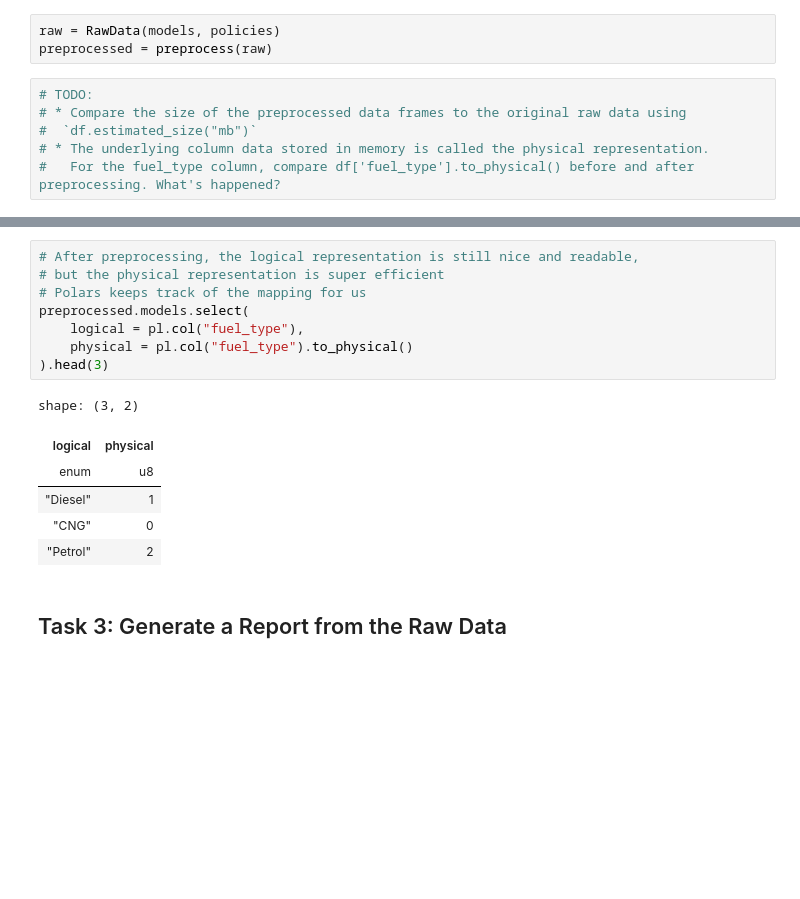
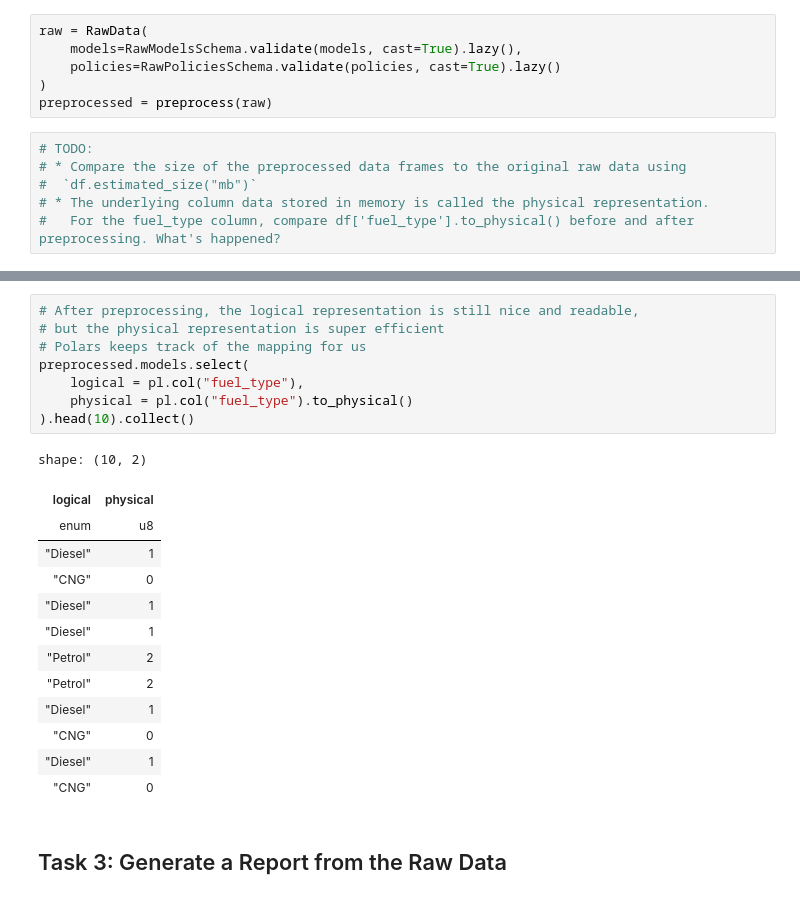
Before and after one commit to Quantco/tutorial-pycon26-polars-dataframely, a Jupyter notebook: tutorial.ipynb, the cells around one changed output, grey strips where cells are left out. Saved outputs shown, nothing was run; the diff lists cells and outputs as text; blank space fills up the shorter version.

Commit message:
solution-dataframely

```diff
--- a/tutorial.ipynb
+++ b/tutorial.ipynb
@@ -129,5 +130,8 @@ from pipeline.preprocess import preprocess
 # %%
-raw = RawData(models, policies)
+raw = RawData(
+    models=RawModelsSchema.validate(models, cast=True).lazy(),
+    policies=RawPoliciesSchema.validate(policies, cast=True).lazy()
+)
 preprocessed = preprocess(raw)
 # %%
 # TODO:
@@ -169,18 +173,25 @@ shape: (3, 2)
 # %%
 # After preprocessing, the logical representation is still nice and readable,
 # but the physical representation is super efficient
 # Polars keeps track of the mapping for us
 preprocessed.models.select(
     logical = pl.col("fuel_type"),
     physical = pl.col("fuel_type").to_physical()
-).head(3)
+).head(10).collect()
 # %% [output]
-shape: (3, 2)
+shape: (10, 2)
 | logical | physical |
 | enum | u8 |
 | "Diesel" | 1 |
 | "CNG" | 0 |
+| "Diesel" | 1 |
+| "Diesel" | 1 |
 | "Petrol" | 2 |
+| "Petrol" | 2 |
+| "Diesel" | 1 |
+| "CNG" | 0 |
+| "Diesel" | 1 |
+| "CNG" | 0 |
 # %% [markdown]
 ## Task 3: Generate a Report from the Raw Data
 # %%
```
Also changed, not shown: parts of 15 cells of this notebook, 5 other files.
